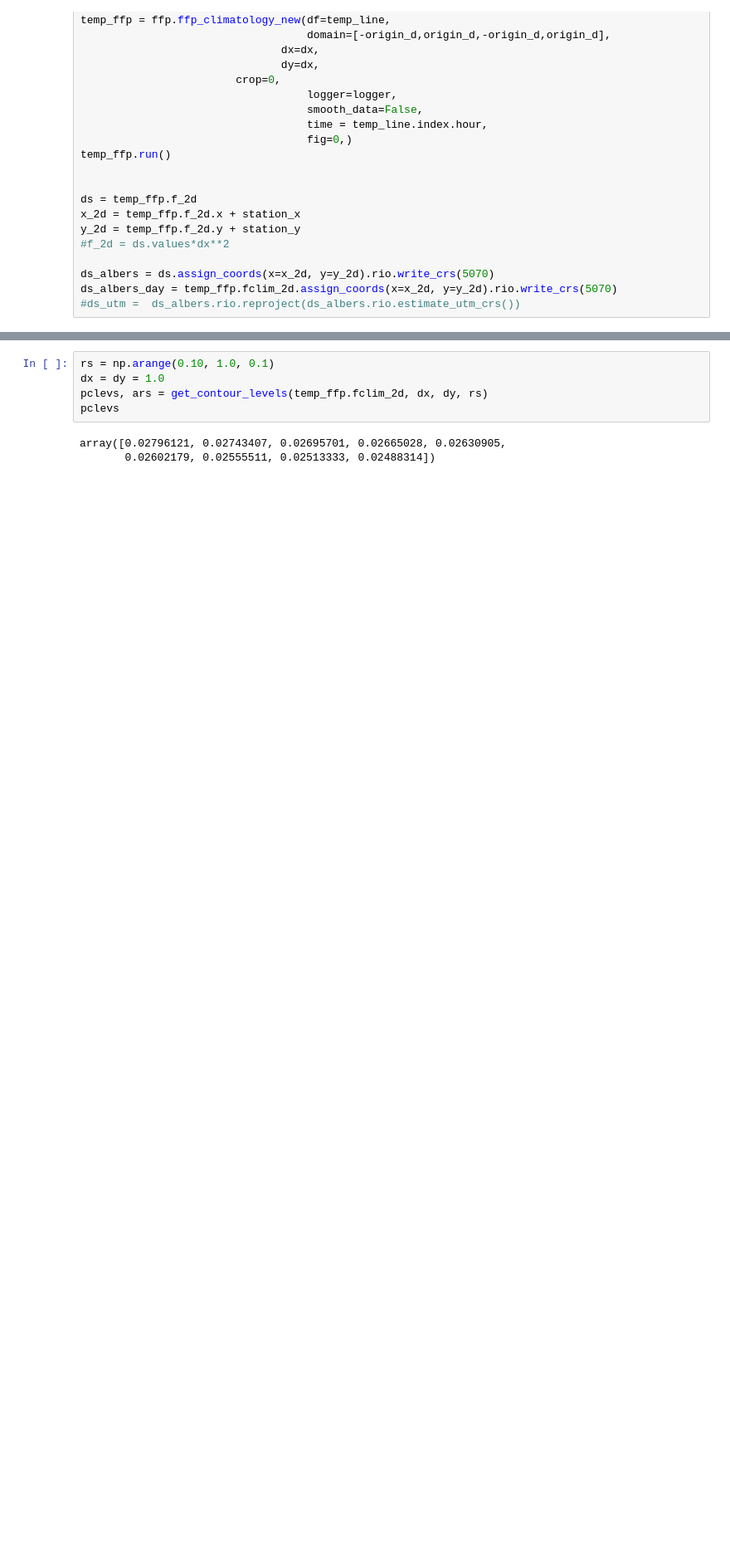
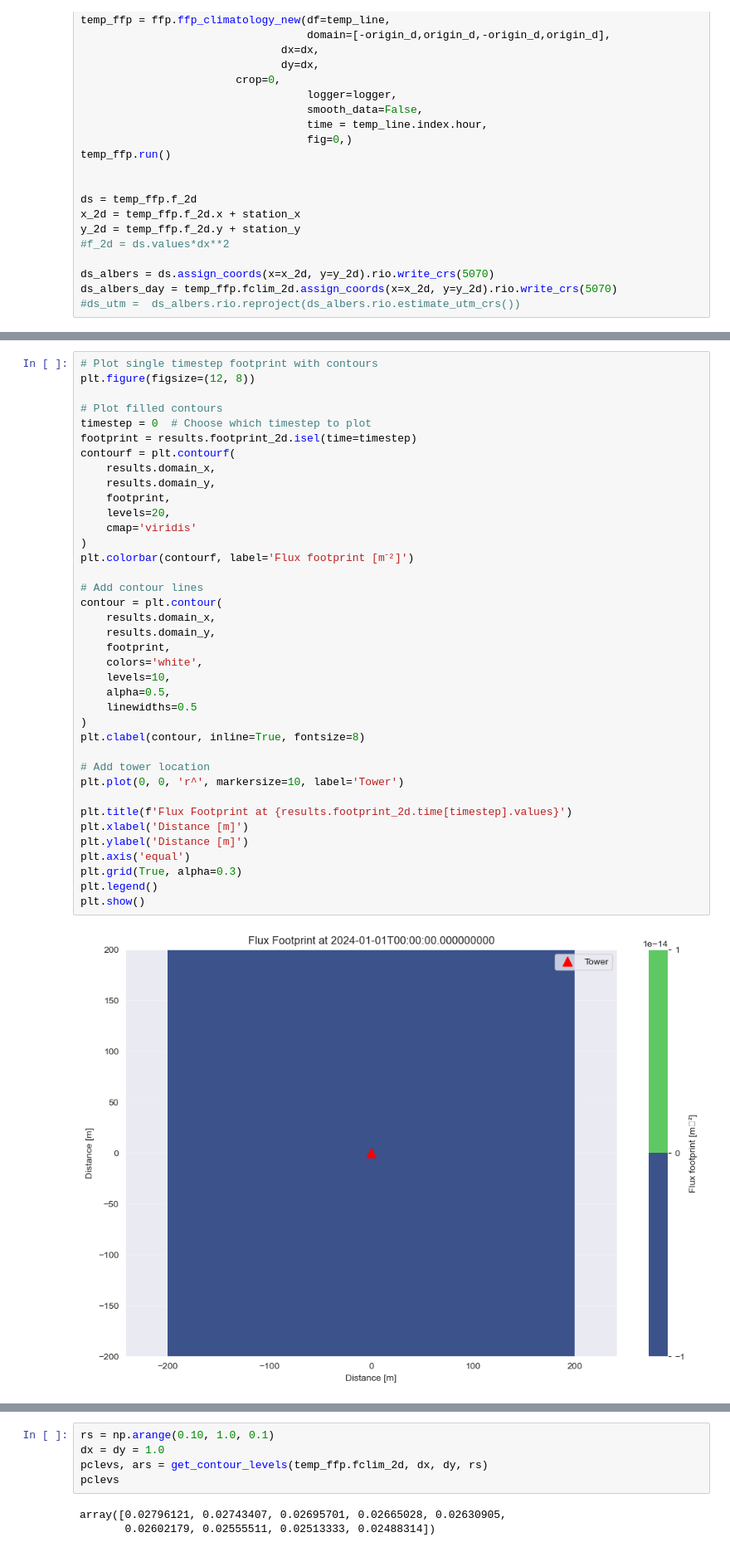
Before and after one commit to utah-geological-survey/MicroMet, a Jupyter notebook: Notebooks/example with flux-data-qaqc-test-new-code.ipynb, the cells around one changed output, grey strips where cells are left out. Shown at 83% size. Cells and saved outputs as stored; diff of their text form; blank space fills up the shorter version.

```diff
--- a/Notebooks/example with flux-data-qaqc-test-new-code.ipynb
+++ b/Notebooks/example with flux-data-qaqc-test-new-code.ipynb
@@ -260,3 +333,43 @@ temp_ffp.fclim_2d.plot(x="x", y="y",xlim=[-10,200],ylim=[-50,50])
+# %%
+# Plot single timestep footprint with contours
+plt.figure(figsize=(12, 8))
+
+# Plot filled contours
+timestep = 0  # Choose which timestep to plot
+footprint = results.footprint_2d.isel(time=timestep)
+contourf = plt.contourf(
+    results.domain_x,
+    results.domain_y,
+    footprint,
+    levels=20,
+    cmap='viridis'
+)
+plt.colorbar(contourf, label='Flux footprint [m⁻²]')
+
+# Add contour lines
+contour = plt.contour(
+    results.domain_x,
+    results.domain_y,
+    footprint,
+    colors='white',
+    levels=10,
+    alpha=0.5,
+    linewidths=0.5
+)
+plt.clabel(contour, inline=True, fontsize=8)
+
+# Add tower location
+plt.plot(0, 0, 'r^', markersize=10, label='Tower')
+
+plt.title(f'Flux Footprint at {results.footprint_2d.time[timestep].values}')
+plt.xlabel('Distance [m]')
+plt.ylabel('Distance [m]')
+plt.axis('equal')
+plt.grid(True, alpha=0.3)
+plt.legend()
+plt.show()
+# %% [output]
+[figure, added]
 # %%
 def get_contour_levels(f, dx, dy, rs=None):
     """
```
Also changed, not shown: parts of 8 cells of this notebook, 2 other files.
